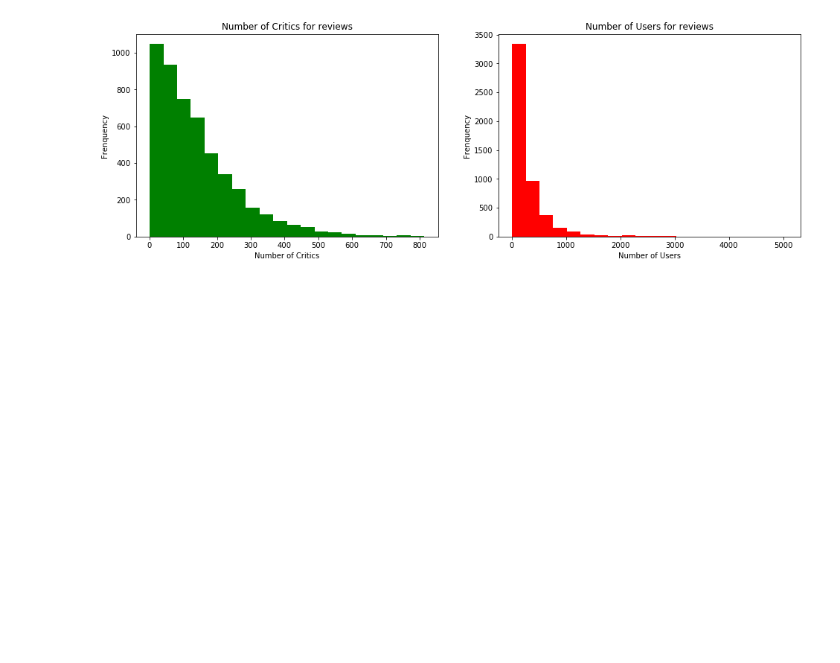
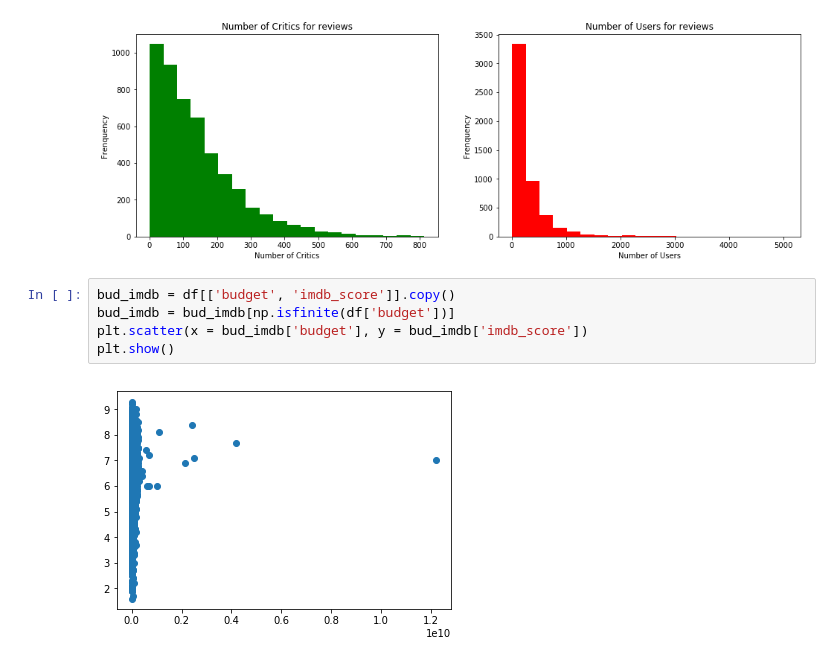
Before and after one commit to zhangtongds/IMDB-ratings-prediction, a Jupyter notebook: Prep course - Capstone.ipynb, the cells around one changed output. Drawn from its saved outputs; the diff is of its cells as text; blank space fills up the shorter version.

```diff
--- a/Prep course - Capstone.ipynb
+++ b/Prep course - Capstone.ipynb
@@ -58,3 +58,10 @@ plt.title('Number of Users for reviews')
 plt.show()
 # %% [output]
 [figure]
+# %%
+bud_imdb = df[['budget', 'imdb_score']].copy()
+bud_imdb = bud_imdb[np.isfinite(df['budget'])]
+plt.scatter(x = bud_imdb['budget'], y = bud_imdb['imdb_score'])
+plt.show()
+# %% [output]
+[figure, added]
```
Also changed, not shown: parts of 5 cells of this notebook.
